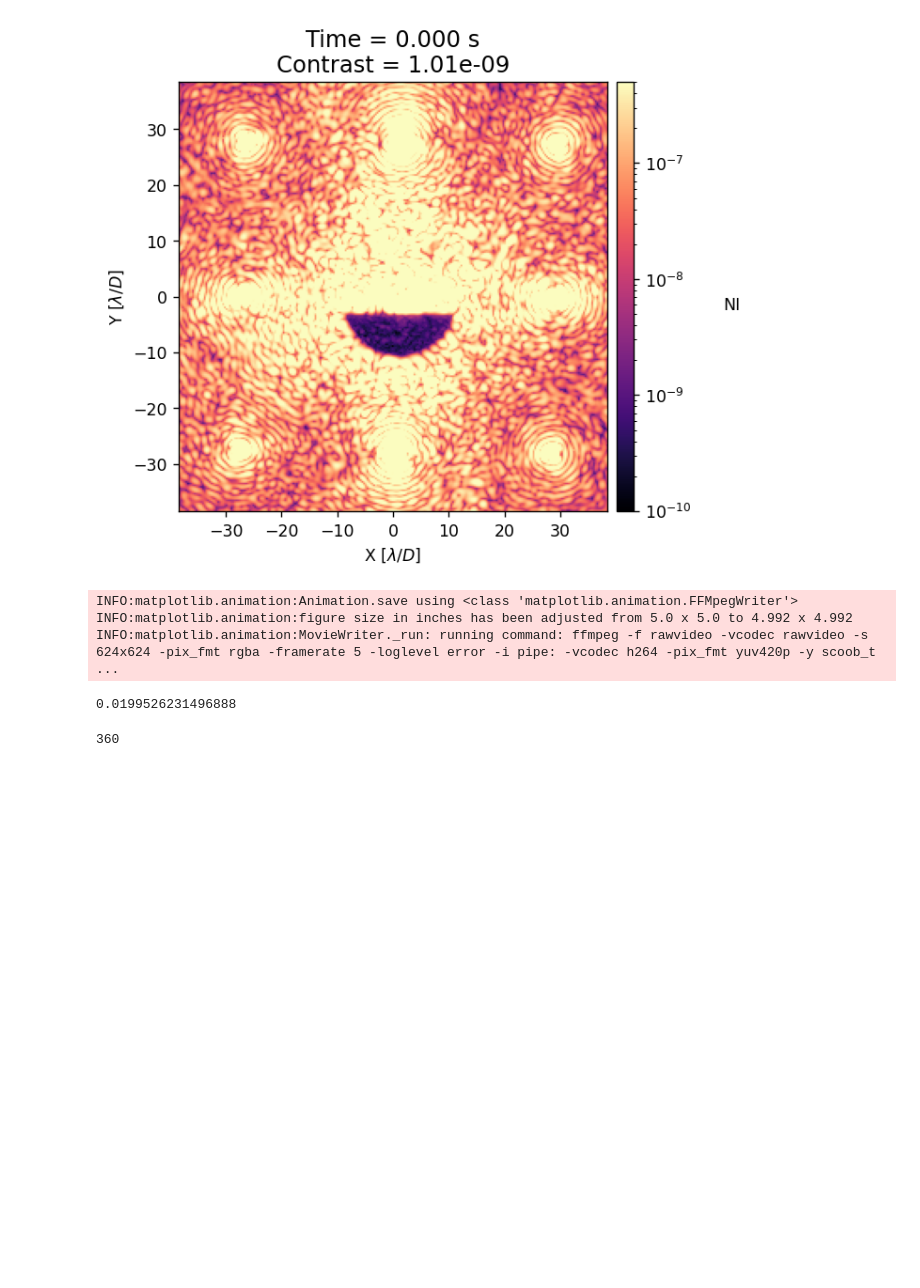
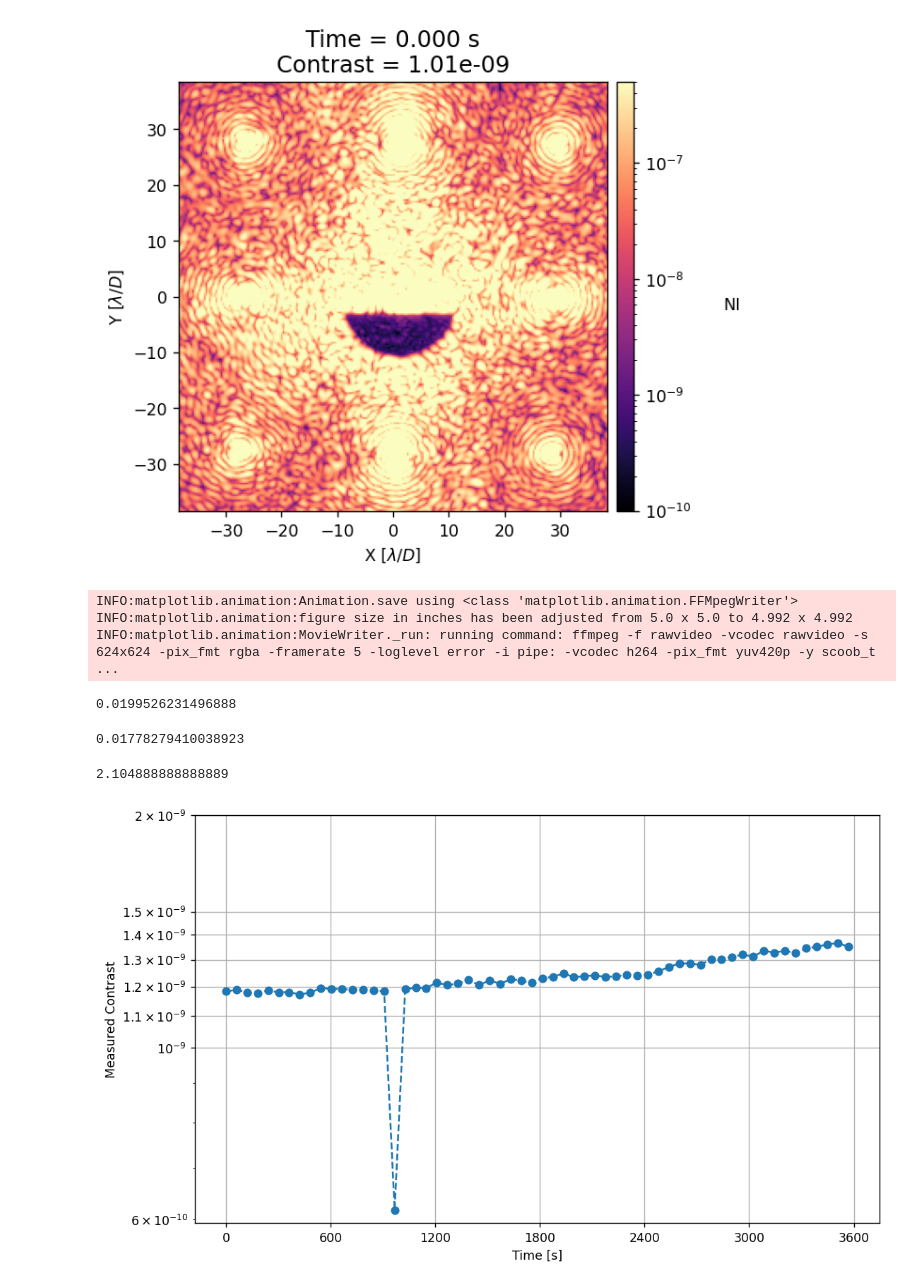
Before and after one commit to kian1377/scoob-exps, a Jupyter notebook: misc.ipynb, the cells around one changed output. Saved outputs shown, nothing was run; the diff lists cells and outputs as text; code cells hidden in the pictures; blank space fills up the shorter version.

Commit message:
another low flux test at atten 17

```diff
--- a/misc.ipynb
+++ b/misc.ipynb
@@ -305,7 +266,57 @@ INFO:matplotlib.animation:MovieWriter._run: running command: ffmpeg -f rawvideo
 10**(-17/10) / 10**(-0/10)
 # %% [output]
 0.0199526231496888
+# %%
+10**(-17.5/10) / 10**(-0/10)
+# %% [output]
+0.01778279410038923
 # %%
-len(ts_ims[2])
+7.4 * 1024 / 3600
 # %% [output]
-360
+2.104888888888889
+# %%
+data_path = Path('/data/users/kianmilani/20260706-atten10')
+iefc_data = utils.load_pickle(data_path/'iefc_results_90.pkl')
+wfs_mask = iefc_data['wfs_mask']
+
+ts_dirs = [
+    'time-series-1',
+]
+
+ts_ims = []
+ts_times = []
+contrasts = []
+for i in range(len(ts_dirs)):
+    ts_path = data_path/ts_dirs[i]
+    ts_fnames = utils.get_fnames(ts_path/'*.fits')
+
+    short_ts_ims = []
+    short_ts_contrasts = []
+    short_ts_times = []
+    for j in range(len(ts_fnames)):
+        im = ensure_np_array(utils.load_fits(ts_fnames[j]))
+        abs_time = float(ts_fnames[j][-22:-5])
+        if i==0 and j==0: t0 = abs_time
+        rel_time = abs_time - t0
+        short_ts_times.append(rel_time)
+        short_ts_ims.append(im)
+        short_ts_contrasts.append(ensure_np_array(utils.mean(xp.array(im), wfs_mask)))
+
+        # utils.save_fits(ts_fnames[j]+'.fits', im)
+
+    ts_ims.append(short_ts_ims)
+    ts_times.append(short_ts_times)
+    contrasts.append(short_ts_contrasts)
+# %%
+
+fig, axs = plt.subplots(nrows=1, ncols=1, figsize=(10,6), dpi=125)
+for i in range(len(contrasts)):
+    axs.semilogy(ts_times[i], contrasts[i], label=f'Dataset {i+1}', marker='o', linestyle='--')
+
+axs.set_xlabel('Time [s]')
+axs.set_ylabel('Measured Contrast')
+axs.set_xticks(np.arange(0, 4000, 600))
+axs.set_yticks([1e-9, 1.1e-9, 1.2e-9, 1.3e-9, 1.4e-9, 1.5e-9, 2e-9])
+axs.grid()
+# %% [output]
+[figure, added]
```
Also changed, not shown: parts of 4 cells of this notebook, 1 other file.
